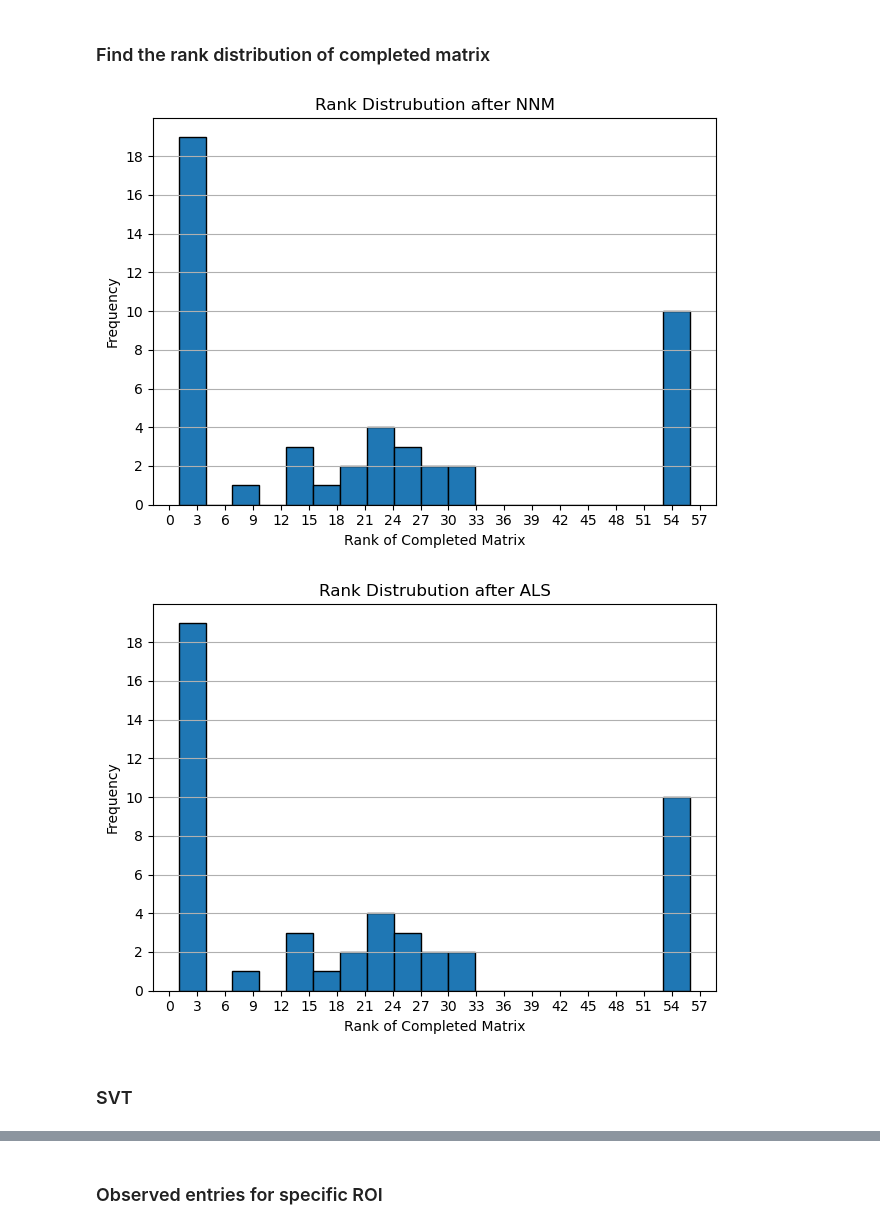
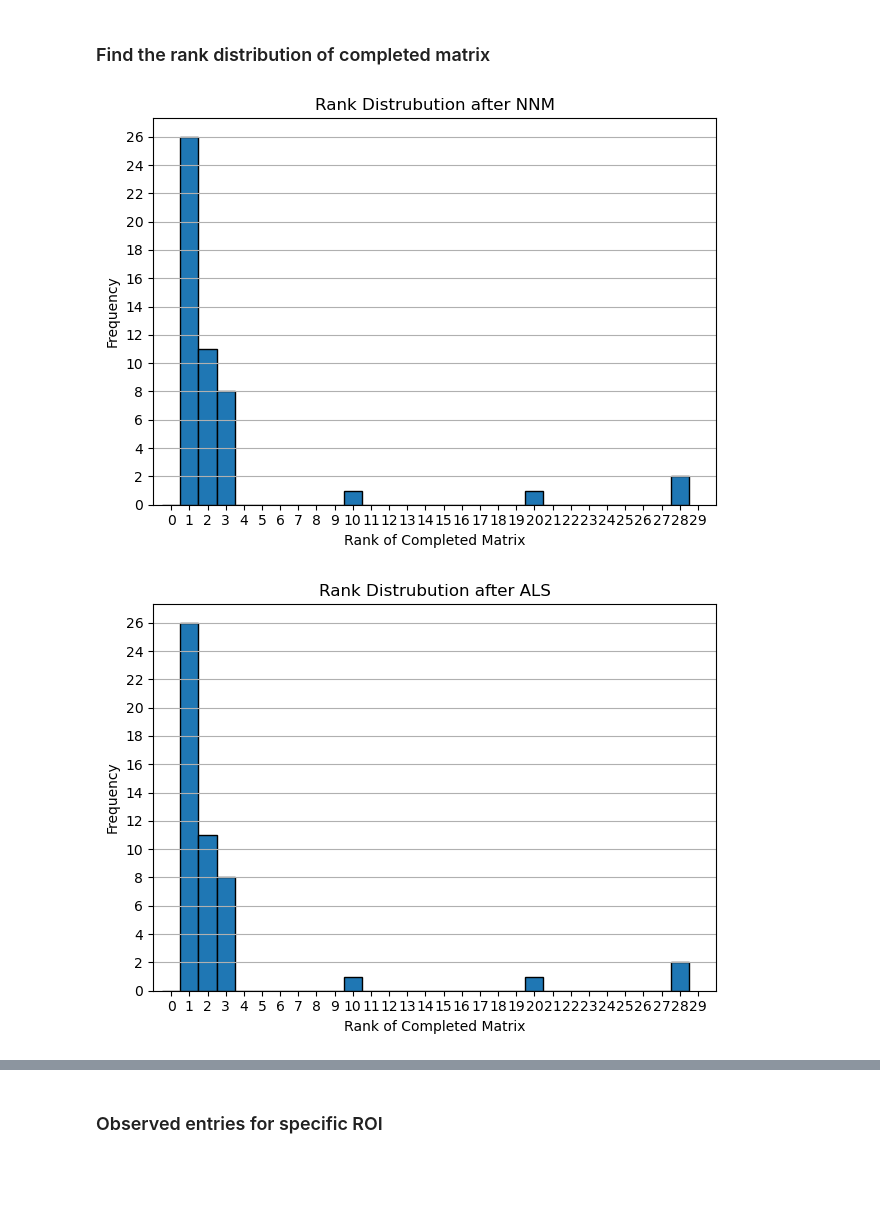
Before and after one commit to 123xrong/EEG-Missing-Data, a Jupyter notebook: Data Exploration.ipynb, the cells around one changed output, grey strips where cells are left out. Drawn from its saved outputs; the diff is of its cells as text; code cells hidden in the pictures; blank space fills up the shorter version.

```diff
--- a/Data Exploration.ipynb
+++ b/Data Exploration.ipynb
@@ -358,24 +355,27 @@ for i in range(len(NNM_hat)):
     m = NNM_hat[i]
     U,S,Vh = np.linalg.svd(m)
     for j in range(len(S)):
-        if j == 1:
+        if j == 0:
             continue
         elif S[j-1] / S[j] > 100:
-            rank_NNM.append(j-1)
+            rank_NNM.append(j)
+            break
 # %%
-plt.hist(rank_NNM, bins = 19, edgecolor='black')
+bins = np.arange(30) - 0.5
+plt.hist(rank_NNM, bins, edgecolor='black')
 plt.title('Rank Distrubution after NNM')
 plt.xlabel('Rank of Completed Matrix')
 plt.ylabel('Frequency')
-plt.xticks(np.arange(0, 58, 3))
-plt.yticks(np.arange(0, 20, 2))
+plt.xticks(np.arange(0, 30, 1))
+plt.yticks(np.arange(0, 28, 2))
+plt.xlim([-1,30])
 plt.grid(True, axis='y')
 
 plt.tight_layout()
 
 plt.show()
 # %% [output]
-[figure, old version]
+[figure, new version]
 # %%
 rank_ALS = []
 for i in range(len(ALS_hat)):
@@ -389,16 +390,16 @@ for i in range(len(ALS_hat)):
 # %%
-plt.hist(rank_ALS, bins = 19, edgecolor='black')
+bins = np.arange(30) - 0.5
+plt.hist(rank_ALS, bins, edgecolor='black')
 plt.title('Rank Distrubution after ALS')
 plt.xlabel('Rank of Completed Matrix')
 plt.ylabel('Frequency')
-plt.xticks(np.arange(0, 58, 3))
-plt.yticks(np.arange(0, 20, 2))
+plt.xticks(np.arange(0, 30, 1))
+plt.yticks(np.arange(0, 28, 2))
+plt.xlim([-1,30])
 plt.grid(True, axis='y')
 
 plt.tight_layout()
 
 plt.show()
 # %% [output]
-[figure, old version]
+[figure, new version]
-# %% [markdown]
-### SVT
```
Also changed, not shown: parts of 18 cells of this notebook, 24 other files.
